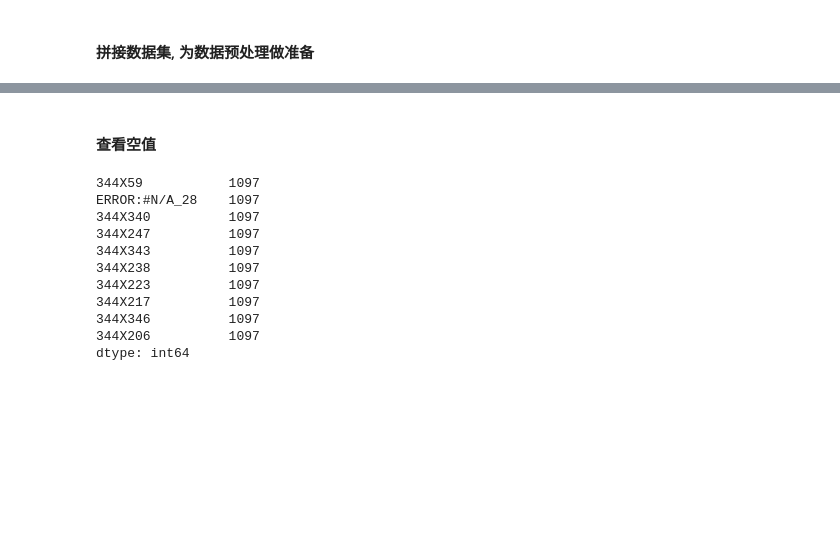
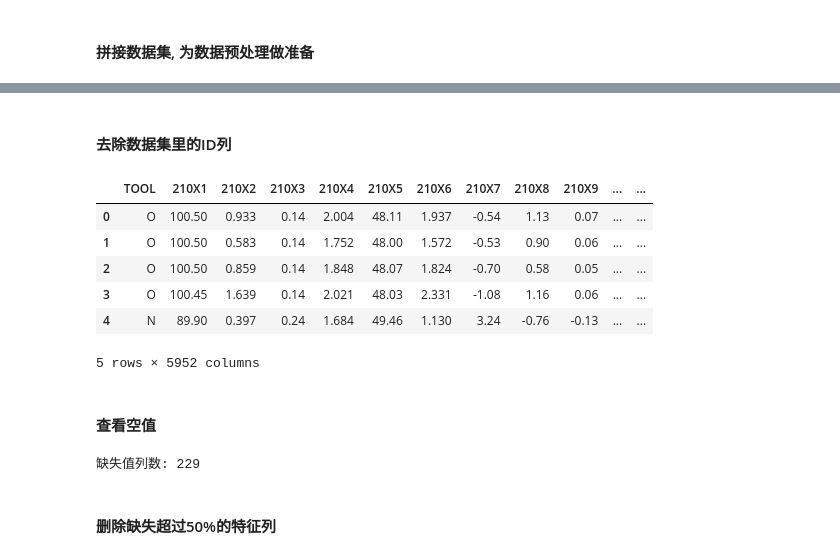
Before and after one commit to yuluochengwen/AI, a Jupyter notebook: 06_第六周/08_25_机器学习_半导体预测2.0.ipynb, the cells around one changed output, grey strips where cells are left out. Cells and saved outputs as stored; diff of their text form; code cells hidden in the pictures; blank space fills up the shorter version.

```diff
--- a/06_第六周/08_25_机器学习_半导体预测2.0.ipynb
+++ b/06_第六周/08_25_机器学习_半导体预测2.0.ipynb
@@ -93,18 +99,24 @@ total_set.head()
+# %% [markdown]
+#### 去除数据集里的ID列
+# %%
+total_set = total_set.drop(columns=['ID'])
+total_set.head()
+# %% [output]
+|  | TOOL | 210X1 | 210X2 | 210X3 | 210X4 | 210X5 | 210X6 | 210X7 | 210X8 | 210X9 | ... | ... |
+| 0 | O | 100.50 | 0.933 | 0.14 | 2.004 | 48.11 | 1.937 | -0.54 | 1.13 | 0.07 | ... | ... |
+| 1 | O | 100.50 | 0.583 | 0.14 | 1.752 | 48.00 | 1.572 | -0.53 | 0.90 | 0.06 | ... | ... |
+| 2 | O | 100.50 | 0.859 | 0.14 | 1.848 | 48.07 | 1.824 | -0.70 | 0.58 | 0.05 | ... | ... |
+| 3 | O | 100.45 | 1.639 | 0.14 | 2.021 | 48.03 | 2.331 | -1.08 | 1.16 | 0.06 | ... | ... |
+| 4 | N | 89.90 | 0.397 | 0.24 | 1.684 | 49.46 | 1.130 | 3.24 | -0.76 | -0.13 | ... | ... |
+5 rows × 5952 columns
 # %% [markdown]
 #### 查看空值
 # %%
 nan_cols = total_set.isnull().sum()
-nan_cols = nan_cols[nan_cols > 0]
-nan_cols.sort_values(ascending=False).head(10)
+nan_cols = nan_cols[nan_cols > 500]
+nan_cols.sort_values(ascending=False).head()
+print(f'缺失值列数: {len(nan_cols)}')
 # %% [output]
-344X59           1097
-ERROR:#N/A_28    1097
-344X340          1097
-344X247          1097
-344X343          1097
-344X238          1097
-344X223          1097
-344X217          1097
-344X346          1097
-344X206          1097
-dtype: int64
+缺失值列数: 229
+# %% [markdown]
+#### 删除缺失超过50%的特征列
```
Also changed, not shown: parts of 12 cells of this notebook, 10 other files.
